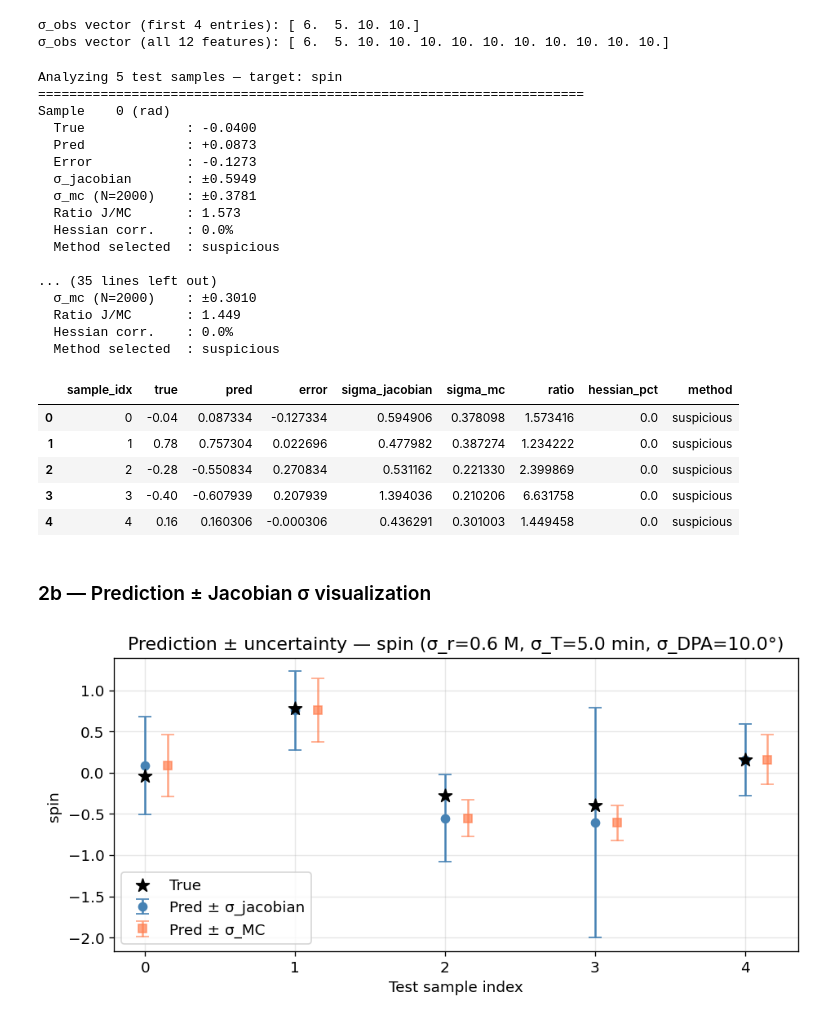
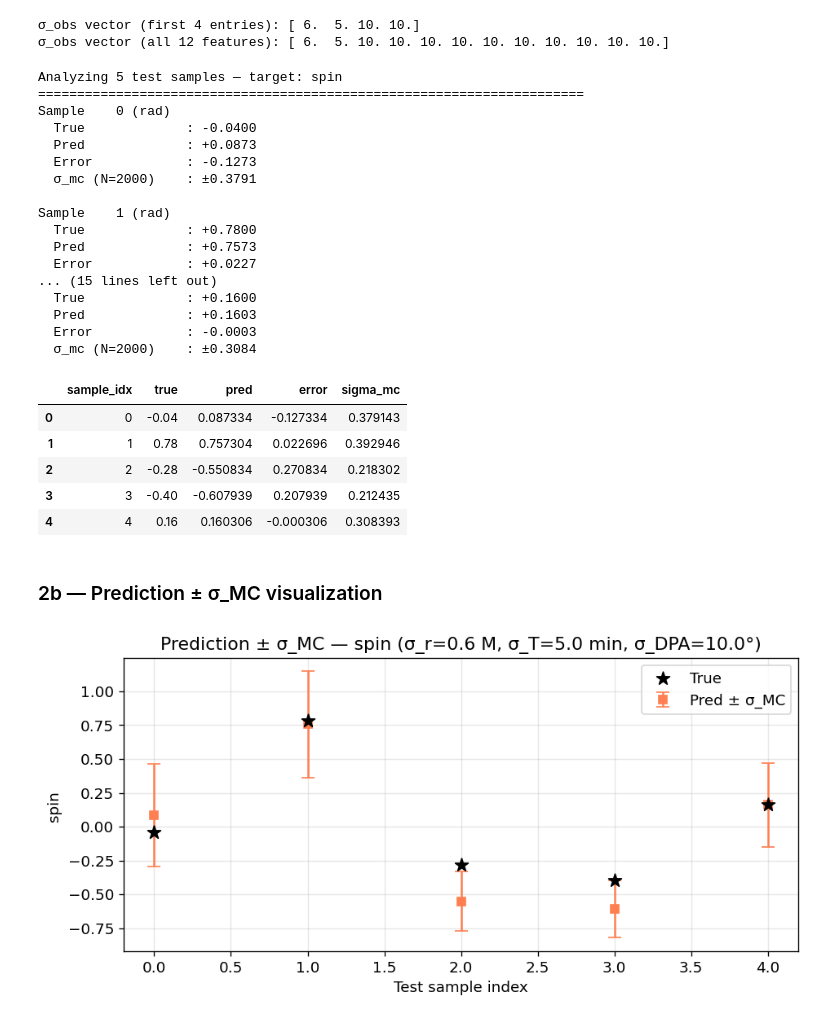
Before and after one commit to RamiAlBel/SMBH-HotSpot-Orbits, a Jupyter notebook: notebooks/uncertainty_estimation.ipynb, the cells around one changed output. Saved outputs shown, nothing was run; the diff lists cells and outputs as text; code cells hidden in the pictures.

```diff
--- a/notebooks/uncertainty_estimation.ipynb
+++ b/notebooks/uncertainty_estimation.ipynb
@@ -462,13 +458,13 @@ print("=" * 70)
 
 sample_records = []
 for i in range(N_DISPLAY):
-    result = analyze_sample(
+    sigma_mc_val = mc_sigma(
         model=model,
         x_orig_1d=X_test_raw[i],
         sigma_obs_orig=sigma_obs_vec,
         scaler_X_mean=scaler_X_mean,
         scaler_X_scale=scaler_X_scale,
-        scaler_y_mean=scaler_y_mean,
+        # scaler_y_mean=scaler_y_mean,
         scaler_y_scale=scaler_y_scale,
         n_mc=2000,
         device=DEVICE,
@@ -477,8 +473,6 @@ for i in range(N_DISPLAY):
     true_val = float(y_test_raw[i])
     pred_val = float(df_test[f"{JACOBIAN_TARGET}_pred"].iloc[i])
     error    = float(df_test[f"{JACOBIAN_TARGET}_error"].iloc[i])
-    sigma_j  = result["sigma_jacobian"]
-    sigma_mc = result["sigma_mc"]
 
     # Convert to degrees for angular targets
     disp_unit = "(rad)"
@@ -486,35 +480,26 @@ for i in range(N_DISPLAY):
         true_disp = np.rad2deg(true_val)
         pred_disp = np.rad2deg(pred_val)
         err_disp  = np.rad2deg(error)
-        sj_disp   = np.rad2deg(sigma_j)
-        smc_disp  = np.rad2deg(sigma_mc)
+        smc_disp  = np.rad2deg(sigma_mc_val)
         disp_unit = "(deg)"
     else:
-        true_disp, pred_disp, err_disp, sj_disp, smc_disp = (
-            true_val, pred_val, error, sigma_j, sigma_mc
+        true_disp, pred_disp, err_disp, smc_disp = (
+            true_val, pred_val, error, sigma_mc_val
         )
 
     print(f"Sample {i:4d} {disp_unit}")
     print(f"  True             : {true_disp:+.4f}")
     print(f"  Pred             : {pred_disp:+.4f}")
     print(f"  Error            : {err_disp:+.4f}")
-    print(f"  σ_jacobian       : ±{sj_disp:.4f}")
     print(f"  σ_mc (N=2000)    : ±{smc_disp:.4f}")
-    print(f"  Ratio J/MC       : {result['ratio']:.3f}")
-    print(f"  Hessian corr.    : {result['hessian_correction_pct']:.1f}%")
-    print(f"  Method selected  : {result['method']}")
     print()
 
     sample_records.append({
-        "sample_idx":    i,
-        "true":          true_disp,
-        "pred":          pred_disp,
-        "error":         err_disp,
-        "sigma_jacobian": sj_disp,
-        "sigma_mc":      smc_disp,
-        "ratio":         result["ratio"],
-        "hessian_pct":   result["hessian_correction_pct"],
-        "method":        result["method"],
+        "sample_idx": i,
+        "true":       true_disp,
+        "pred":       pred_disp,
+        "error":      err_disp,
+        "sigma_mc":   smc_disp,
     })
 
 df_samples = pd.DataFrame(sample_records)
@@ -526,55 +511,49 @@ Sample    0 (rad)
   True             : -0.0400
   Pred             : +0.0873
   Error            : -0.1273
-  σ_jacobian       : ±0.5949
-  σ_mc (N=2000)    : ±0.3781
-  Ratio J/MC       : 1.573
-  Hessian corr.    : 0.0%
-  Method selected  : suspicious
+  σ_mc (N=2000)    : ±0.3791
 
-... (35 lines left out)
-  σ_mc (N=2000)    : ±0.3010
-  Ratio J/MC       : 1.449
-  Hessian corr.    : 0.0%
-  Method selected  : suspicious
+Sample    1 (rad)
+  True             : +0.7800
+  Pred             : +0.7573
+  Error            : +0.0227
+... (15 lines left out)
+  True             : +0.1600
+  Pred             : +0.1603
+  Error            : -0.0003
+  σ_mc (N=2000)    : ±0.3084
-|  | sample_idx | true | pred | error | sigma_jacobian | sigma_mc | ratio | hessian_pct | method |
-| 0 | 0 | -0.04 | 0.087334 | -0.127334 | 0.594906 | 0.378098 | 1.573416 | 0.0 | suspicious |
-| 1 | 1 | 0.78 | 0.757304 | 0.022696 | 0.477982 | 0.387274 | 1.234222 | 0.0 | suspicious |
-| 2 | 2 | -0.28 | -0.550834 | 0.270834 | 0.531162 | 0.221330 | 2.399869 | 0.0 | suspicious |
-| 3 | 3 | -0.40 | -0.607939 | 0.207939 | 1.394036 | 0.210206 | 6.631758 | 0.0 | suspicious |
-| 4 | 4 | 0.16 | 0.160306 | -0.000306 | 0.436291 | 0.301003 | 1.449458 | 0.0 | suspicious |
+|  | sample_idx | true | pred | error | sigma_mc |
+| 0 | 0 | -0.04 | 0.087334 | -0.127334 | 0.379143 |
+| 1 | 1 | 0.78 | 0.757304 | 0.022696 | 0.392946 |
+| 2 | 2 | -0.28 | -0.550834 | 0.270834 | 0.218302 |
+| 3 | 3 | -0.40 | -0.607939 | 0.207939 | 0.212435 |
+| 4 | 4 | 0.16 | 0.160306 | -0.000306 | 0.308393 |
 # %% [markdown]
-### 2b — Prediction ± Jacobian σ visualization
+### 2b — Prediction ± σ_MC visualization
 # %%
 fig, ax = plt.subplots(figsize=(8, 4))
 
 xs = df_samples["sample_idx"].values
-ax.scatter(xs, df_samples["true"],  marker="*", s=100, zorder=5,
+ax.scatter(xs, df_samples["true"], marker="*", s=100, zorder=5,
            label="True", color="k")
 ax.errorbar(
     xs, df_samples["pred"],
-    yerr=df_samples["sigma_jacobian"],
-    fmt="o", capsize=5, color="steelblue",
-    label="Pred ± σ_jacobian", zorder=4
-)
-ax.errorbar(
-    xs + 0.15, df_samples["pred"],
     yerr=df_samples["sigma_mc"],
     fmt="s", capsize=5, color="coral",
-    label="Pred ± σ_MC", zorder=3, alpha=0.7
+    label="Pred ± σ_MC", zorder=3
 )
 
 unit_label = "[deg]" if JACOBIAN_TARGET in RAD_TARGETS else ""
 ax.set_xlabel("Test sample index")
 ax.set_ylabel(f"{JACOBIAN_TARGET} {unit_label}")
 ax.set_title(
-    f"Prediction ± uncertainty — {JACOBIAN_TARGET} "
+    f"Prediction ± σ_MC — {JACOBIAN_TARGET} "
     f"(σ_r={SIGMA_OBS['sigma_r']} M, σ_T={SIGMA_OBS['sigma_T']} min, "
     f"σ_DPA={SIGMA_OBS['sigma_DPA']}°)"
 )
 ax.legend()
 ax.grid(True, alpha=0.3)
 plt.tight_layout()
 plt.show()
 # %% [output]
-[figure, old version]
+[figure, new version]
```
Also changed, not shown: parts of 15 cells of this notebook, 9 other files.
